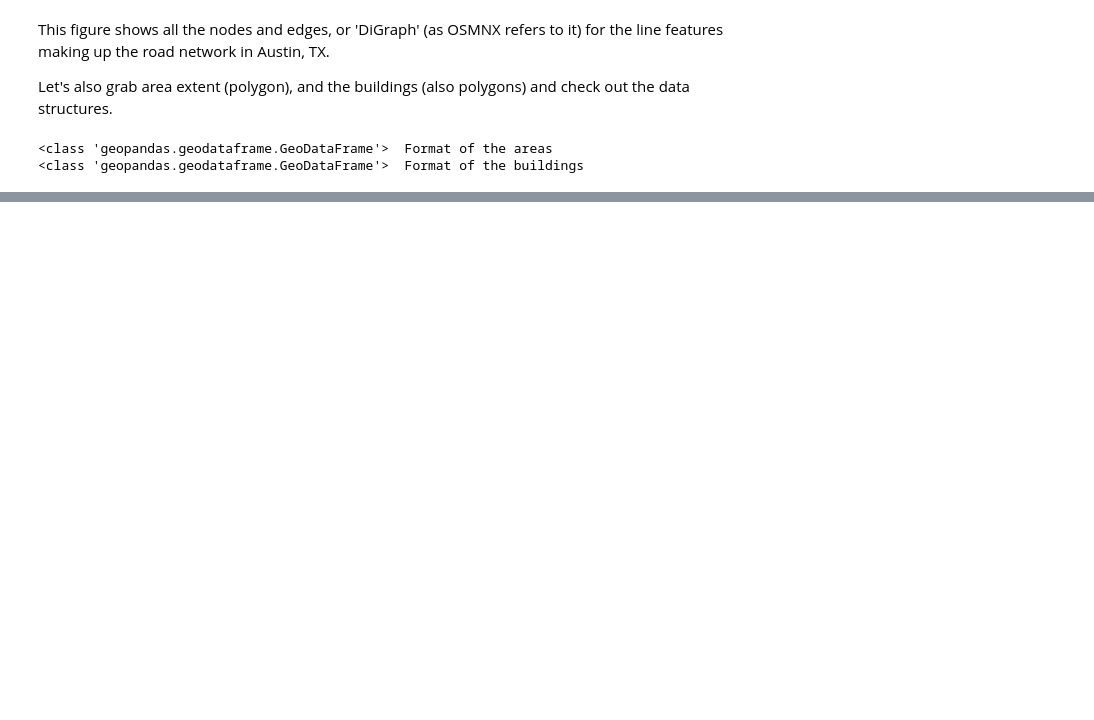
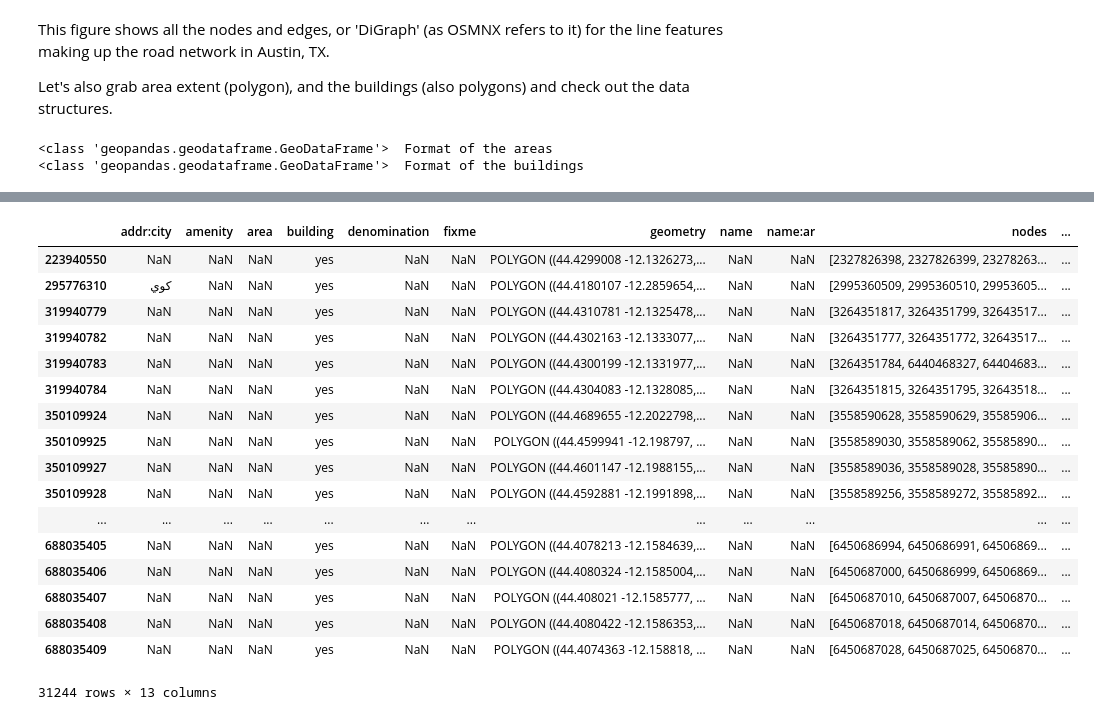
Before and after one commit to shaystrong/sagely, a Jupyter notebook: osm_ml_training.ipynb, the cells around one changed output, grey strips where cells are left out. Saved outputs shown, nothing was run; the diff lists cells and outputs as text; code cells hidden in the pictures; blank space fills up the shorter version.

```diff
--- a/osm_ml_training.ipynb
+++ b/osm_ml_training.ipynb
@@ -44,0 +51,21 @@ buildings.plot(ax=ax, facecolor='khaki', alpha=0.7)
+# %%
+buildings
+# %% [output]
+|  | addr:city | amenity | area | building | denomination | fixme | geometry | name | name:ar | nodes | ... |
+| 223940550 | NaN | NaN | NaN | yes | NaN | NaN | POLYGON ((44.4299008 -12.1326273,... | NaN | NaN | [2327826398, 2327826399, 23278263... | ... |
+| 295776310 | كوي | NaN | NaN | yes | NaN | NaN | POLYGON ((44.4180107 -12.2859654,... | NaN | NaN | [2995360509, 2995360510, 29953605... | ... |
+| 319940779 | NaN | NaN | NaN | yes | NaN | NaN | POLYGON ((44.4310781 -12.1325478,... | NaN | NaN | [3264351817, 3264351799, 32643517... | ... |
+| 319940782 | NaN | NaN | NaN | yes | NaN | NaN | POLYGON ((44.4302163 -12.1333077,... | NaN | NaN | [3264351777, 3264351772, 32643517... | ... |
+| 319940783 | NaN | NaN | NaN | yes | NaN | NaN | POLYGON ((44.4300199 -12.1331977,... | NaN | NaN | [3264351784, 6440468327, 64404683... | ... |
+| 319940784 | NaN | NaN | NaN | yes | NaN | NaN | POLYGON ((44.4304083 -12.1328085,... | NaN | NaN | [3264351815, 3264351795, 32643518... | ... |
+| 350109924 | NaN | NaN | NaN | yes | NaN | NaN | POLYGON ((44.4689655 -12.2022798,... | NaN | NaN | [3558590628, 3558590629, 35585906... | ... |
+| 350109925 | NaN | NaN | NaN | yes | NaN | NaN | POLYGON ((44.4599941 -12.198797, ... | NaN | NaN | [3558589030, 3558589062, 35585890... | ... |
+| 350109927 | NaN | NaN | NaN | yes | NaN | NaN | POLYGON ((44.4601147 -12.1988155,... | NaN | NaN | [3558589036, 3558589028, 35585890... | ... |
+| 350109928 | NaN | NaN | NaN | yes | NaN | NaN | POLYGON ((44.4592881 -12.1991898,... | NaN | NaN | [3558589256, 3558589272, 35585892... | ... |
+| ... | ... | ... | ... | ... | ... | ... | ... | ... | ... | ... | ... |
+| 688035405 | NaN | NaN | NaN | yes | NaN | NaN | POLYGON ((44.4078213 -12.1584639,... | NaN | NaN | [6450686994, 6450686991, 64506869... | ... |
+| 688035406 | NaN | NaN | NaN | yes | NaN | NaN | POLYGON ((44.4080324 -12.1585004,... | NaN | NaN | [6450687000, 6450686999, 64506869... | ... |
+| 688035407 | NaN | NaN | NaN | yes | NaN | NaN | POLYGON ((44.408021 -12.1585777, ... | NaN | NaN | [6450687010, 6450687007, 64506870... | ... |
+| 688035408 | NaN | NaN | NaN | yes | NaN | NaN | POLYGON ((44.4080422 -12.1586353,... | NaN | NaN | [6450687018, 6450687014, 64506870... | ... |
+| 688035409 | NaN | NaN | NaN | yes | NaN | NaN | POLYGON ((44.4074363 -12.158818, ... | NaN | NaN | [6450687028, 6450687025, 64506870... | ... |
+31244 rows × 13 columns
```
Also changed, not shown: parts of 27 cells of this notebook, 12 other files.
